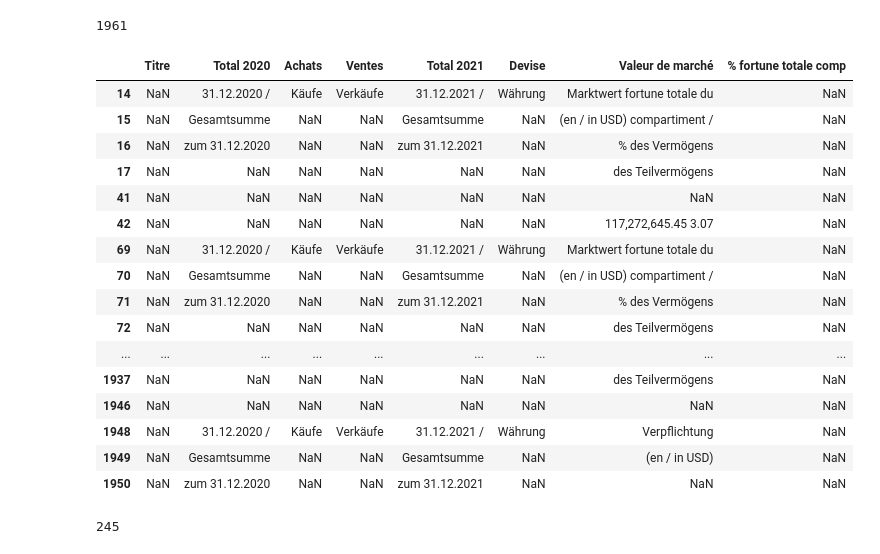
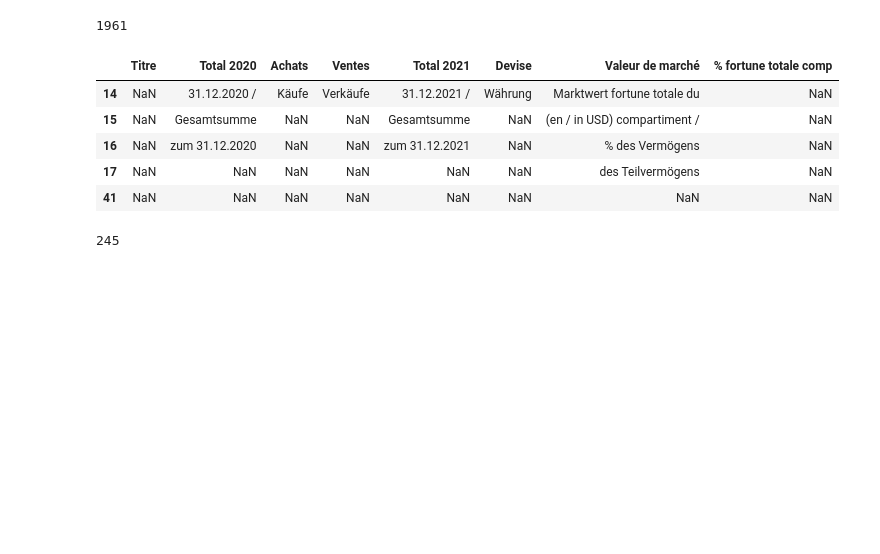
Before and after one commit to tamedia-ddj/2022-12-Compenswiss-Analysis, a Jupyter notebook: pictet/Pictet Rapport Annuel.ipynb, the cells around one changed output. Drawn from its saved outputs; the diff is of its cells as text; code cells hidden in the pictures; blank space fills up the shorter version.

```diff
--- a/pictet/Pictet Rapport Annuel.ipynb
+++ b/pictet/Pictet Rapport Annuel.ipynb
@@ -16,25 +17,14 @@ df.columns = ['Titre','Total 2020', 'Achats', 'Ventes', 'Total 2021', 'Devise','
 # %%
 # Check values in the 'Titre' column that are missing
 
-df[df['Titre'].isnull()].
+df[df['Titre'].isnull()].head()
 # %% [output]
 |  | Titre | Total 2020 | Achats | Ventes | Total 2021 | Devise | Valeur de marché | % fortune totale comp |
 | 14 | NaN | 31.12.2020 / | Käufe | Verkäufe | 31.12.2021 / | Währung | Marktwert fortune totale du | NaN |
 | 15 | NaN | Gesamtsumme | NaN | NaN | Gesamtsumme | NaN | (en / in USD) compartiment / | NaN |
 | 16 | NaN | zum 31.12.2020 | NaN | NaN | zum 31.12.2021 | NaN | % des Vermögens | NaN |
 | 17 | NaN | NaN | NaN | NaN | NaN | NaN | des Teilvermögens | NaN |
 | 41 | NaN | NaN | NaN | NaN | NaN | NaN | NaN | NaN |
-| 42 | NaN | NaN | NaN | NaN | NaN | NaN | 117,272,645.45 3.07 | NaN |
-| 69 | NaN | 31.12.2020 / | Käufe | Verkäufe | 31.12.2021 / | Währung | Marktwert fortune totale du | NaN |
-| 70 | NaN | Gesamtsumme | NaN | NaN | Gesamtsumme | NaN | (en / in USD) compartiment / | NaN |
-| 71 | NaN | zum 31.12.2020 | NaN | NaN | zum 31.12.2021 | NaN | % des Vermögens | NaN |
-| 72 | NaN | NaN | NaN | NaN | NaN | NaN | des Teilvermögens | NaN |
-| ... | ... | ... | ... | ... | ... | ... | ... | ... |
-| 1937 | NaN | NaN | NaN | NaN | NaN | NaN | des Teilvermögens | NaN |
-| 1946 | NaN | NaN | NaN | NaN | NaN | NaN | NaN | NaN |
-| 1948 | NaN | 31.12.2020 / | Käufe | Verkäufe | 31.12.2021 / | Währung | Verpflichtung | NaN |
-| 1949 | NaN | Gesamtsumme | NaN | NaN | Gesamtsumme | NaN | (en / in USD) | NaN |
-| 1950 | NaN | zum 31.12.2020 | NaN | NaN | zum 31.12.2021 | NaN | NaN | NaN |
 # %%
 len(df[df['Titre'].isnull()])
 # %% [output]
```
Also changed, not shown: parts of 1 cell of this notebook, 1 other file.
